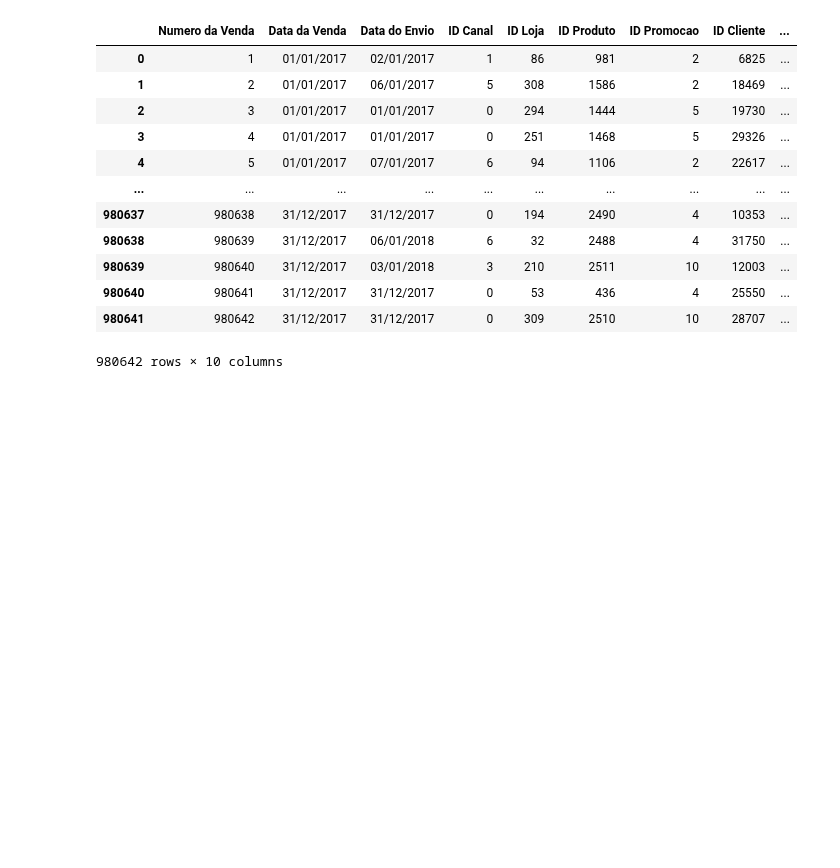
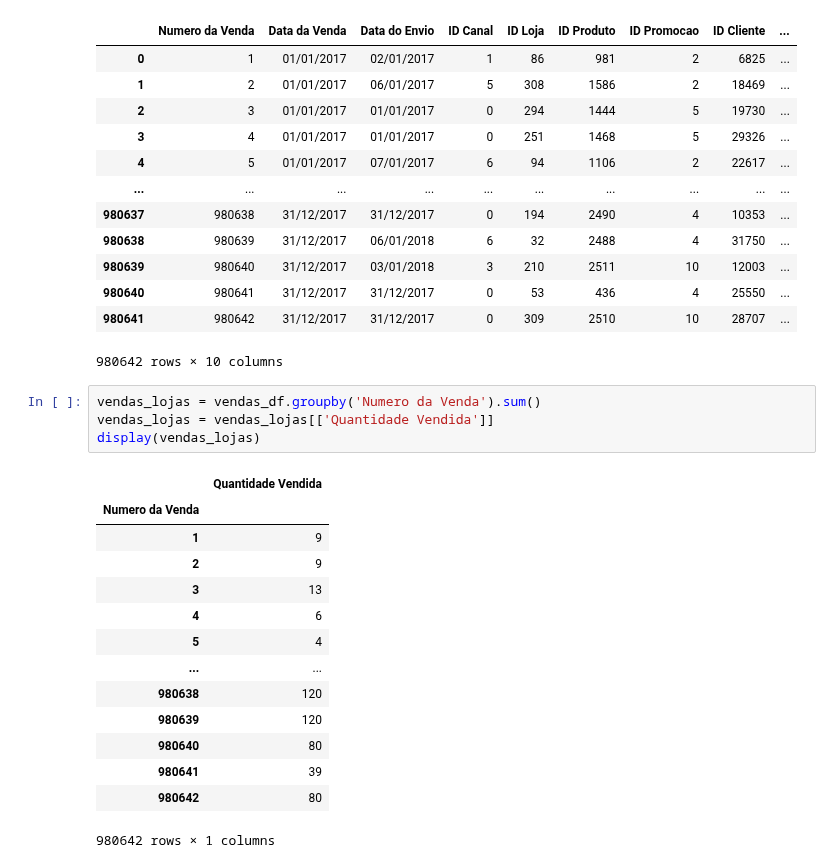
Before and after one commit to franciscojrlopes/Python, a Jupyter notebook: python_work/matpot_pandas.ipynb, the cells around one changed output. Cells and saved outputs as stored; diff of their text form; blank space fills up the shorter version.

```diff
--- a/python_work/matpot_pandas.ipynb
+++ b/python_work/matpot_pandas.ipynb
@@ -231,3 +231,22 @@ display(vendas_df)
 | 980640 | 980641 | 31/12/2017 | 31/12/2017 | 0 | 53 | 436 | 4 | 25550 | ... |
 | 980641 | 980642 | 31/12/2017 | 31/12/2017 | 0 | 309 | 2510 | 10 | 28707 | ... |
 980642 rows × 10 columns
+# %%
+vendas_lojas = vendas_df.groupby('Numero da Venda').sum()
+vendas_lojas = vendas_lojas[['Quantidade Vendida']]
+display(vendas_lojas)
+# %% [output]
+|  | Quantidade Vendida |
+| Numero da Venda |  |
+| 1 | 9 |
+| 2 | 9 |
+| 3 | 13 |
+| 4 | 6 |
+| 5 | 4 |
+| ... | ... |
+| 980638 | 120 |
+| 980639 | 120 |
+| 980640 | 80 |
+| 980641 | 39 |
+| 980642 | 80 |
+980642 rows × 1 columns
```
